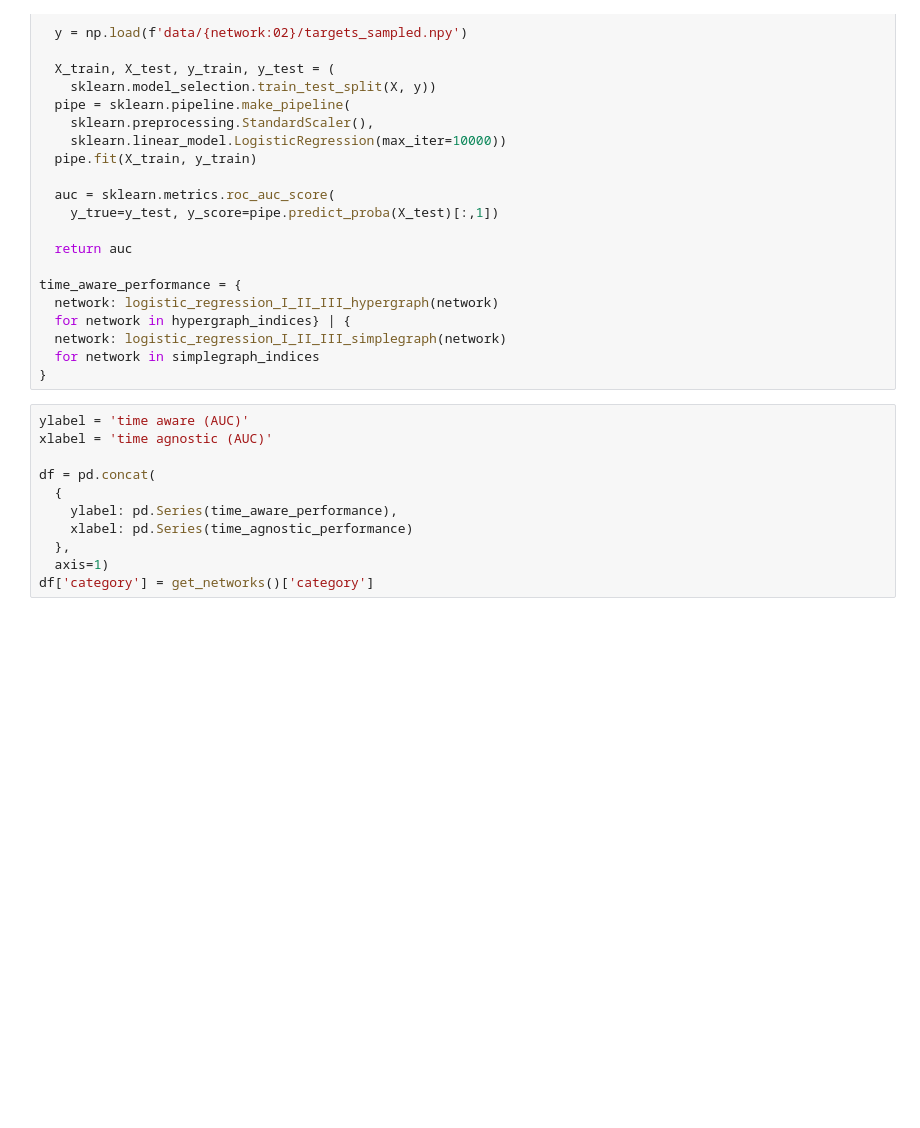
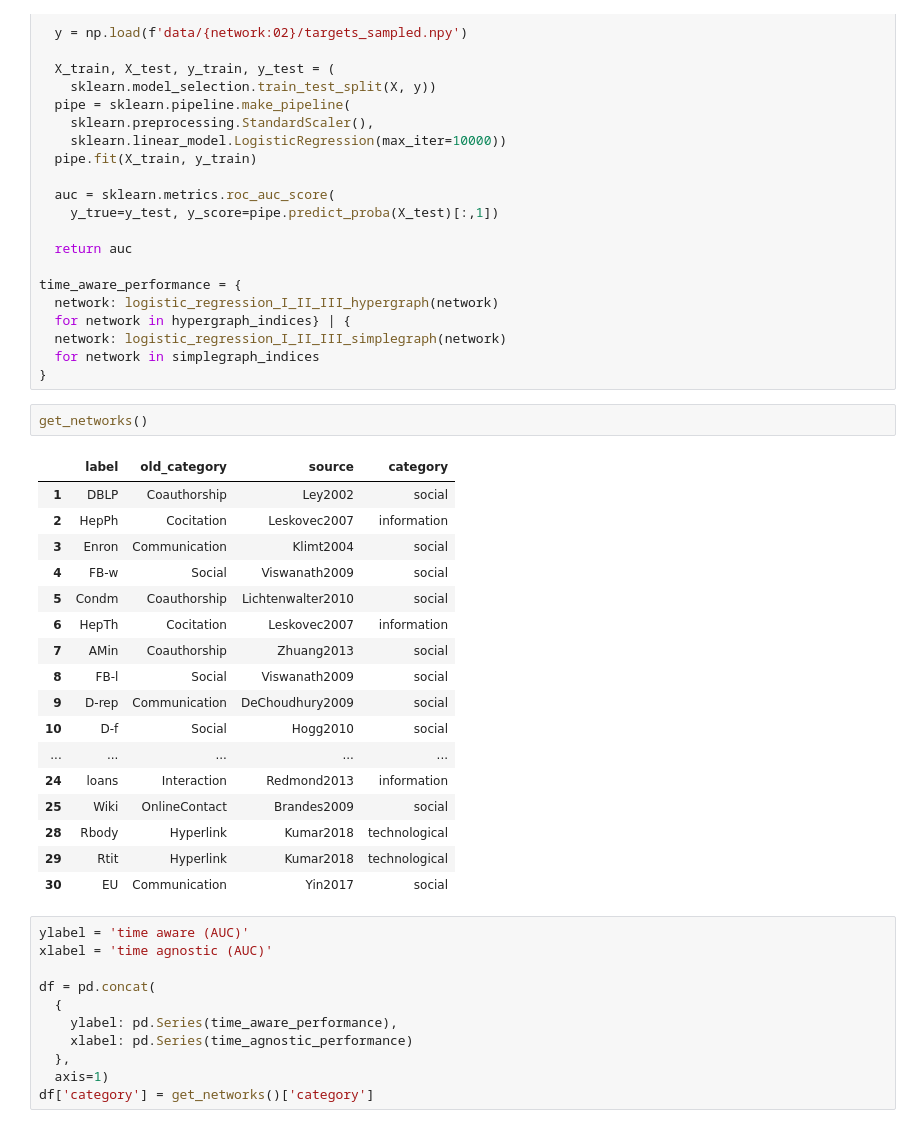
Before and after one commit to gerritjandebruin/temporal-link-prediction, a Jupyter notebook: code/figures/results.ipynb, the cells around one changed output. Saved outputs shown, nothing was run; the diff lists cells and outputs as text; blank space fills up the shorter version.

```diff
--- a/code/figures/results.ipynb
+++ b/code/figures/results.ipynb
@@ -117,6 +117,26 @@ time_aware_performance = {
   network: logistic_regression_I_II_III_simplegraph(network)
   for network in simplegraph_indices
 }
+# %%
+get_networks()
+# %% [output]
+|  | label | old_category | source | category |
+| 1 | DBLP | Coauthorship | Ley2002 | social |
+| 2 | HepPh | Cocitation | Leskovec2007 | information |
+| 3 | Enron | Communication | Klimt2004 | social |
+| 4 | FB-w | Social | Viswanath2009 | social |
+| 5 | Condm | Coauthorship | Lichtenwalter2010 | social |
+| 6 | HepTh | Cocitation | Leskovec2007 | information |
+| 7 | AMin | Coauthorship | Zhuang2013 | social |
+| 8 | FB-l | Social | Viswanath2009 | social |
+| 9 | D-rep | Communication | DeChoudhury2009 | social |
+| 10 | D-f | Social | Hogg2010 | social |
+| ... | ... | ... | ... | ... |
+| 24 | loans | Interaction | Redmond2013 | information |
+| 25 | Wiki | OnlineContact | Brandes2009 | social |
+| 28 | Rbody | Hyperlink | Kumar2018 | technological |
+| 29 | Rtit | Hyperlink | Kumar2018 | technological |
+| 30 | EU | Communication | Yin2017 | social |
 # %%
 ylabel = 'time aware (AUC)'
 xlabel = 'time agnostic (AUC)'
```
Also changed, not shown: parts of 16 cells of this notebook, 23 other files.
